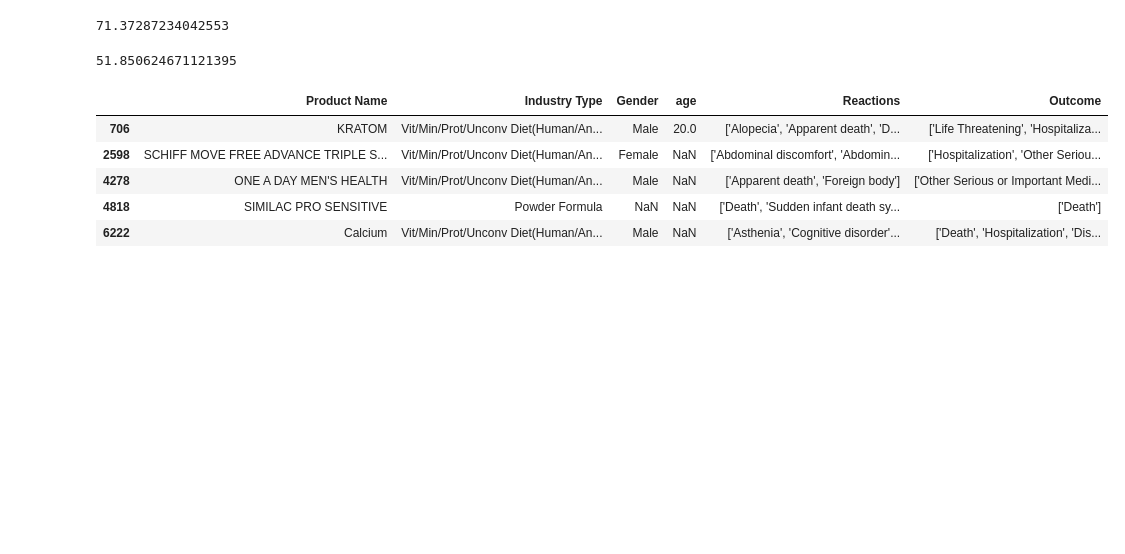
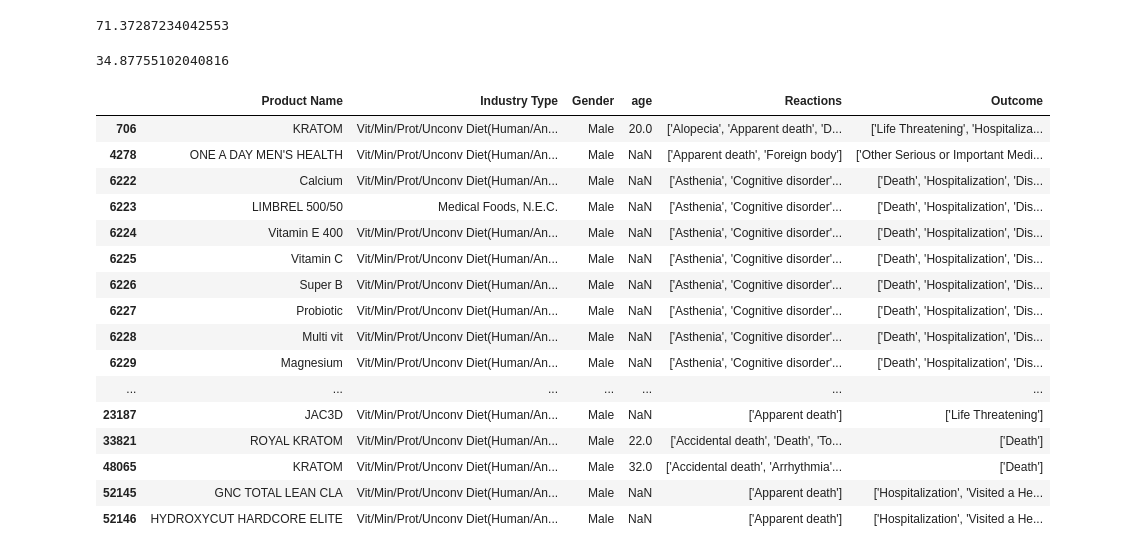
Before and after one commit to Mackshow/Project-3---Food-Recall-Data, a Jupyter notebook: Food Event working (incomplete).ipynb, the cells around one changed output. Drawn from its saved outputs; the diff is of its cells as text; code cells hidden in the pictures; blank space fills up the shorter version.

Commit message:
updated average Cancer and death age

```diff
--- a/Food Event working (incomplete).ipynb
+++ b/Food Event working (incomplete).ipynb
@@ -207,3 +220,8 @@ male_cancer_table.head(100)
 | 73877 | Vitamin B-12 | Vit/Min/Prot/Unconv Diet(Human/An... | Male | 65.0 | ['Rectal cancer'] | ['Other Serious Outcome'] |
 | 73878 | Vitamin A | Vit/Min/Prot/Unconv Diet(Human/An... | Male | 65.0 | ['Rectal cancer'] | ['Other Serious Outcome'] |
 100 rows × 6 columns
+# %%
+male_death_table = male_cancer_newtable[(male_cancer_newtable['Gender'] == 'Male') & (male_cancer_newtable['Reactions'].str.contains('death'))]
+#death_df = food_df[food_df['reactions'].str.contains('death')]
+#female_cancer_df = food_df[food_df['reactions'].str.contains('cancer')]
+male_death_table.head(100)
@@ -242,17 +274,28 @@ print(average_age_male)
 # %%
 #Create new dataframe for products that resulted in Death
 #death_count = male_cancer_newtable['Reactions'].str.contains('death').sum()
 #print(death_count)
-death_df = male_cancer_newtable[male_cancer_newtable['Reactions'].str.contains('death')]
-average_age_Death_male = male_cancer_newtable["age"].mean()
+death_df = male_death_table[male_death_table['Reactions'].str.contains('death')]
+average_age_Death_male = male_death_table["age"].mean()
 print(average_age_Death_male)
-death_df.head()
+death_df.head(20)
 # %% [output]
-51.850624671121395
+34.87755102040816
 |  | Product Name | Industry Type | Gender | age | Reactions | Outcome |
 | 706 | KRATOM | Vit/Min/Prot/Unconv Diet(Human/An... | Male | 20.0 | ['Alopecia', 'Apparent death', 'D... | ['Life Threatening', 'Hospitaliza... |
-| 2598 | SCHIFF MOVE FREE ADVANCE TRIPLE S... | Vit/Min/Prot/Unconv Diet(Human/An... | Female | NaN | ['Abdominal discomfort', 'Abdomin... | ['Hospitalization', 'Other Seriou... |
 | 4278 | ONE A DAY MEN'S HEALTH | Vit/Min/Prot/Unconv Diet(Human/An... | Male | NaN | ['Apparent death', 'Foreign body'] | ['Other Serious or Important Medi... |
-| 4818 | SIMILAC PRO SENSITIVE | Powder Formula | NaN | NaN | ['Death', 'Sudden infant death sy... | ['Death'] |
 | 6222 | Calcium | Vit/Min/Prot/Unconv Diet(Human/An... | Male | NaN | ['Asthenia', 'Cognitive disorder'... | ['Death', 'Hospitalization', 'Dis... |
+| 6223 | LIMBREL 500/50 | Medical Foods, N.E.C. | Male | NaN | ['Asthenia', 'Cognitive disorder'... | ['Death', 'Hospitalization', 'Dis... |
+| 6224 | Vitamin E 400 | Vit/Min/Prot/Unconv Diet(Human/An... | Male | NaN | ['Asthenia', 'Cognitive disorder'... | ['Death', 'Hospitalization', 'Dis... |
+| 6225 | Vitamin C | Vit/Min/Prot/Unconv Diet(Human/An... | Male | NaN | ['Asthenia', 'Cognitive disorder'... | ['Death', 'Hospitalization', 'Dis... |
+| 6226 | Super B | Vit/Min/Prot/Unconv Diet(Human/An... | Male | NaN | ['Asthenia', 'Cognitive disorder'... | ['Death', 'Hospitalization', 'Dis... |
+| 6227 | Probiotic | Vit/Min/Prot/Unconv Diet(Human/An... | Male | NaN | ['Asthenia', 'Cognitive disorder'... | ['Death', 'Hospitalization', 'Dis... |
+| 6228 | Multi vit | Vit/Min/Prot/Unconv Diet(Human/An... | Male | NaN | ['Asthenia', 'Cognitive disorder'... | ['Death', 'Hospitalization', 'Dis... |
+| 6229 | Magnesium | Vit/Min/Prot/Unconv Diet(Human/An... | Male | NaN | ['Asthenia', 'Cognitive disorder'... | ['Death', 'Hospitalization', 'Dis... |
+| ... | ... | ... | ... | ... | ... | ... |
+| 23187 | JAC3D | Vit/Min/Prot/Unconv Diet(Human/An... | Male | NaN | ['Apparent death'] | ['Life Threatening'] |
+| 33821 | ROYAL KRATOM | Vit/Min/Prot/Unconv Diet(Human/An... | Male | 22.0 | ['Accidental death', 'Death', 'To... | ['Death'] |
+| 48065 | KRATOM | Vit/Min/Prot/Unconv Diet(Human/An... | Male | 32.0 | ['Accidental death', 'Arrhythmia'... | ['Death'] |
+| 52145 | GNC TOTAL LEAN CLA | Vit/Min/Prot/Unconv Diet(Human/An... | Male | NaN | ['Apparent death'] | ['Hospitalization', 'Visited a He... |
+| 52146 | HYDROXYCUT HARDCORE ELITE | Vit/Min/Prot/Unconv Diet(Human/An... | Male | NaN | ['Apparent death'] | ['Hospitalization', 'Visited a He... |
 # %%
```
Also changed, not shown: parts of 3 cells of this notebook.
